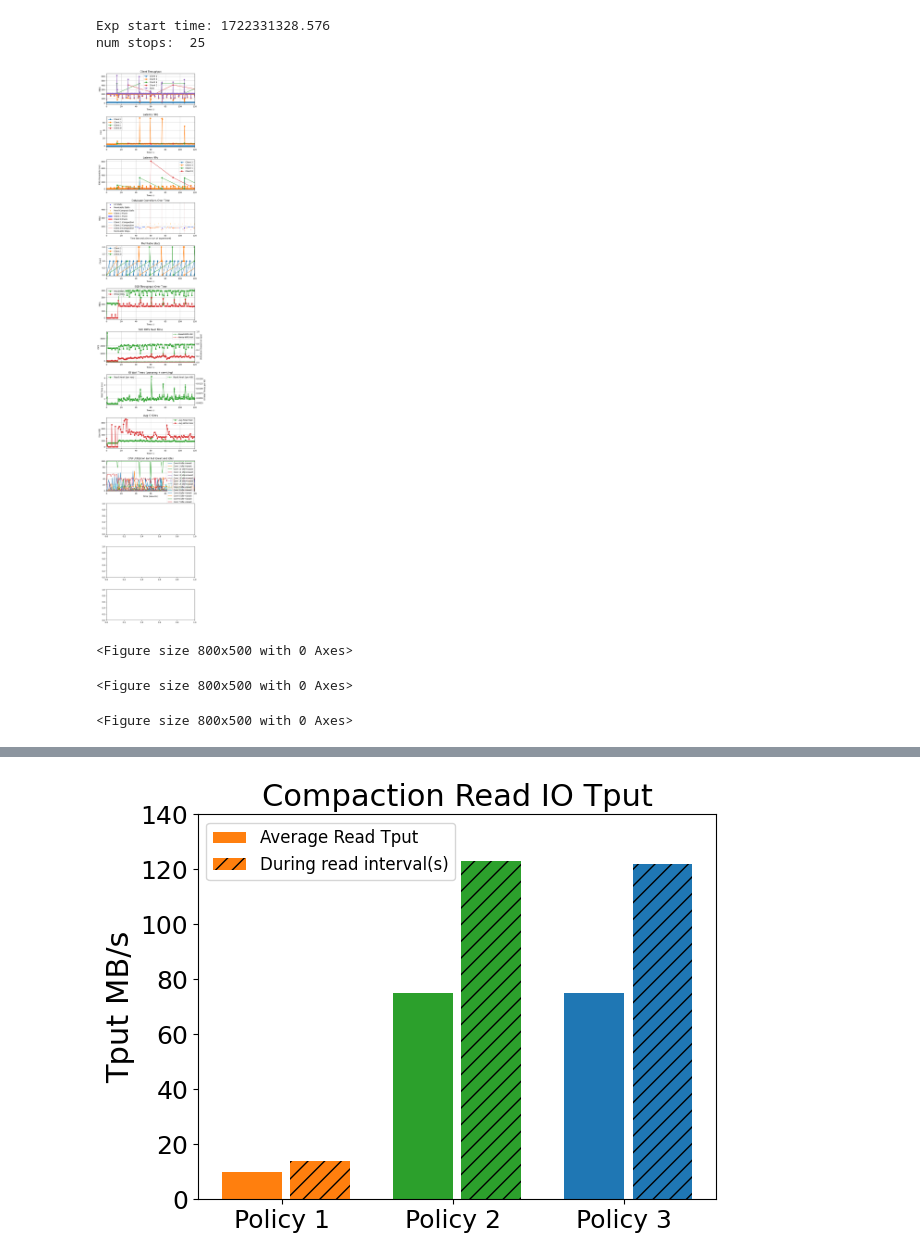
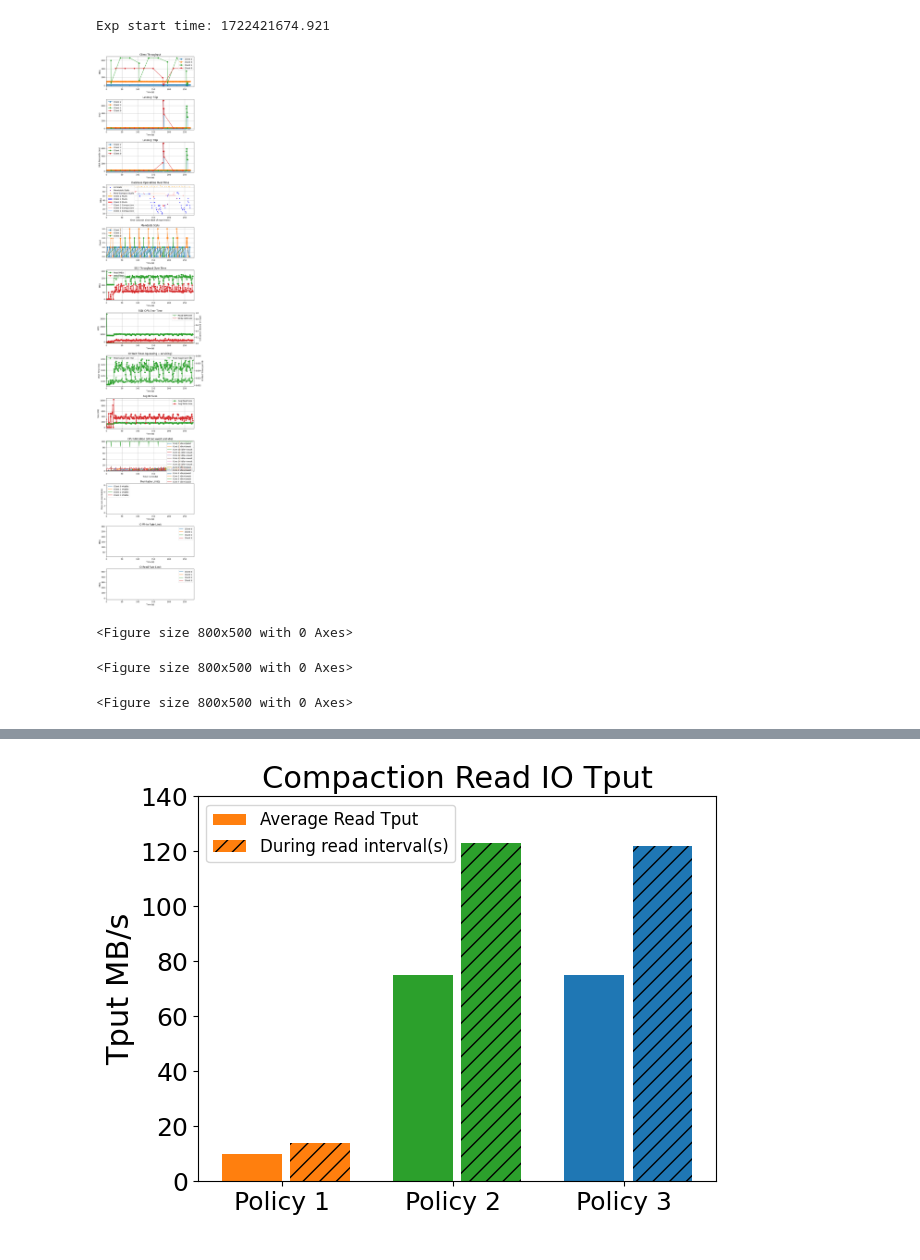
Before and after one commit to tyler-griggs/YCSB-cpp, a Jupyter notebook: analysis.ipynb, the cells around one changed output, grey strips where cells are left out. Saved outputs shown, nothing was run; the diff lists cells and outputs as text; code cells hidden in the pictures.

```diff
--- a/analysis.ipynb
+++ b/analysis.ipynb
@@ -65,7 +65,7 @@ def plot_client_results(output_file, axs, xlim):
                         cur_sum += client_data[client_id]['Tput'][idx]
                 client_tput_sums.append(cur_sum)
             all_time_points = [ts - start_time for ts in all_time_points]
-            axs[fig_loc[0]].plot(all_time_points, client_tput_sums, marker='o', label='Sum')
+            # axs[fig_loc[0]].plot(all_time_points, client_tput_sums, marker='o', label='Sum')
 
         axs[fig_loc[0]].set_title(title)
         axs[fig_loc[0]].set_xlabel('Time (s)')
@@ -824,31 +845,30 @@ def plot_rsched_stats(output_file, axs, start_time_s, xlim, fig_loc):
 # %%
 import time
 
 def generate_plots(xlim, output_file):
   _, axs = plt.subplots(13, 1, figsize=(8, 50))
   plt.subplots_adjust(hspace=0.4)
   start_time_s = plot_client_results(output_file, axs, xlim)
   plot_rocksdb_events(output_file, axs, start_time_s, xlim, (3,0))
   plot_memtable_stats(output_file, axs, start_time_s, xlim, (4,0))
 
   start_time_shift = 0
   plot_overall_tputs(output_file, axs, start_time_shift, xlim, (5,0))
   plot_overall_iops(output_file, axs, start_time_shift, xlim, (6,0))
   plot_io_waittimes(output_file, axs, start_time_shift, xlim, (7,0))
   plot_io_reqsize(output_file, axs, start_time_shift, xlim, (8,0))
   plot_cpu_util(output_file, axs, start_time_shift, xlim, (9,0))
 
   # plot_level_stats(output_file, axs, (10, 0))
-  # plot_rsched_stats(output_file, axs, start_time_s, xlim, (10, 11, 12))
+  plot_rsched_stats(output_file, axs, start_time_s, xlim, (10, 11, 12))
   plt.show()
 
-xlim = (0, 120)
+xlim = (0, 280)
 output_file = "results/timeseries_" + str(int(time.time())) + ".txt"
 generate_plots(xlim, output_file)
 # %% [output]
-Exp start time: 1722331328.576
-num stops:  25
+Exp start time: 1722421674.921
-[figure, old version]
+[figure, new version]
 <Figure size 800x500 with 0 Axes>
 <Figure size 800x500 with 0 Axes>
 <Figure size 800x500 with 0 Axes>
```
Also changed, not shown: parts of 6 cells of this notebook, 2 other files.
